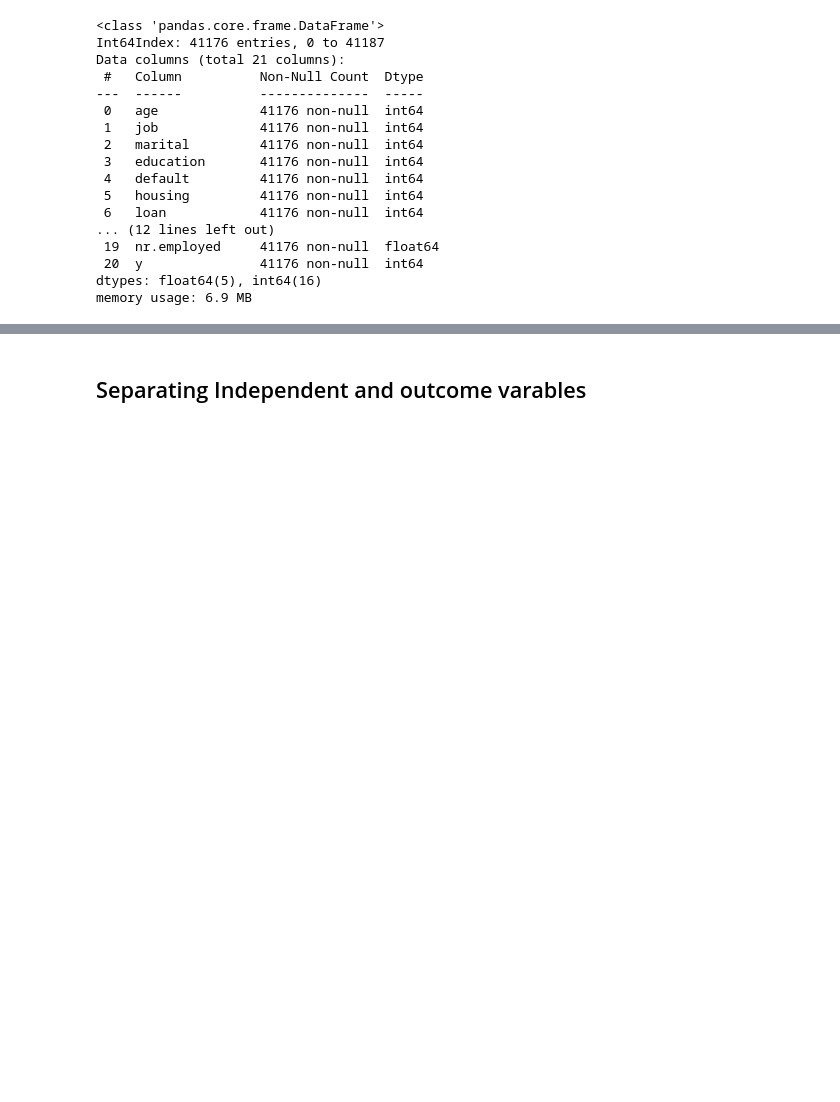
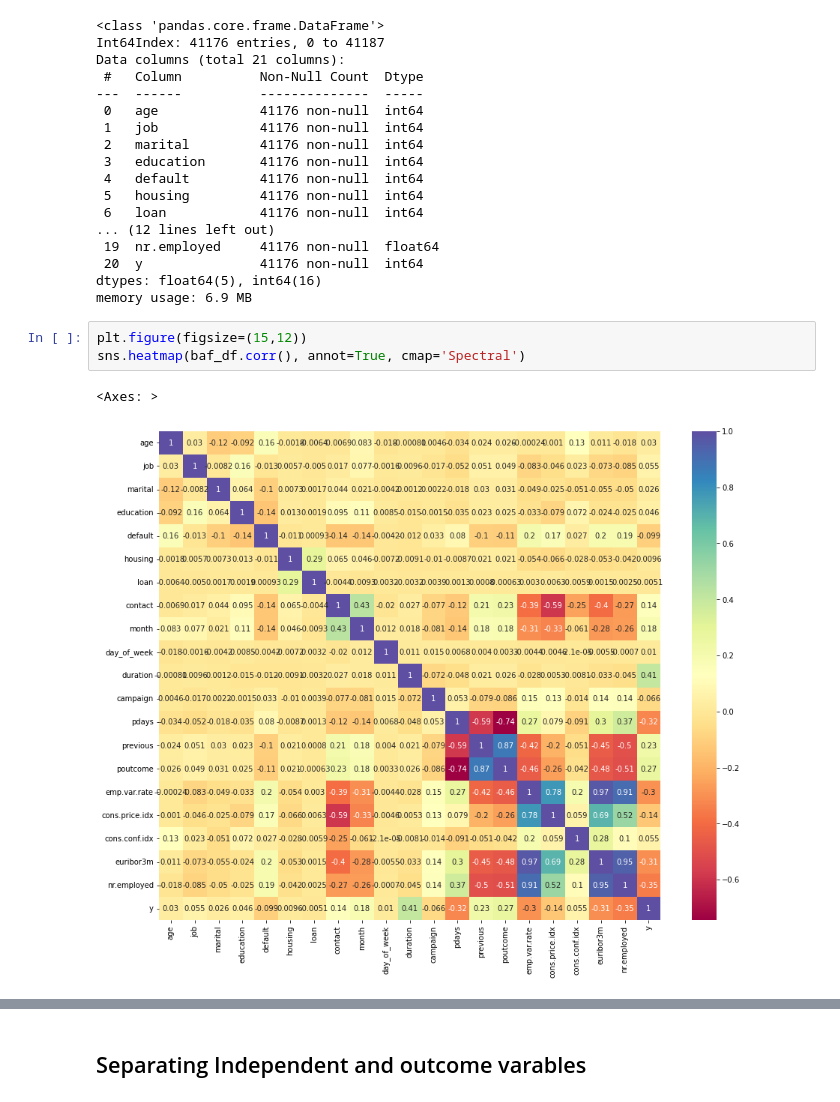
Before and after one commit to ChitraChaudhari/Bank-Marketing-campaign-, a Jupyter notebook: DG_BankMarketing_ModelBuilding.ipynb, the cells around one changed output, grey strips where cells are left out. Drawn from its saved outputs; the diff is of its cells as text; blank space fills up the shorter version.

```diff
--- a/DG_BankMarketing_ModelBuilding.ipynb
+++ b/DG_BankMarketing_ModelBuilding.ipynb
@@ -131,3 +131,9 @@ Data columns (total 21 columns):
  20  y               41176 non-null  int64
 dtypes: float64(5), int64(16)
 memory usage: 6.9 MB
+# %%
+plt.figure(figsize=(15,12))
+sns.heatmap(baf_df.corr(), annot=True, cmap='Spectral')
+# %% [output]
+<Axes: >
+[figure, added]
```
Also changed, not shown: parts of 10 cells of this notebook, 1 other file.
